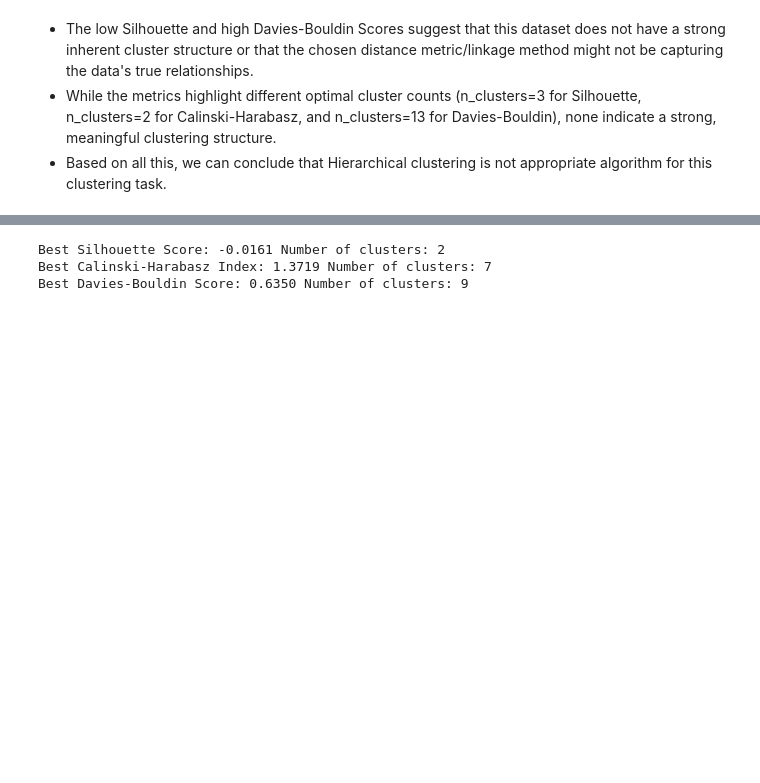
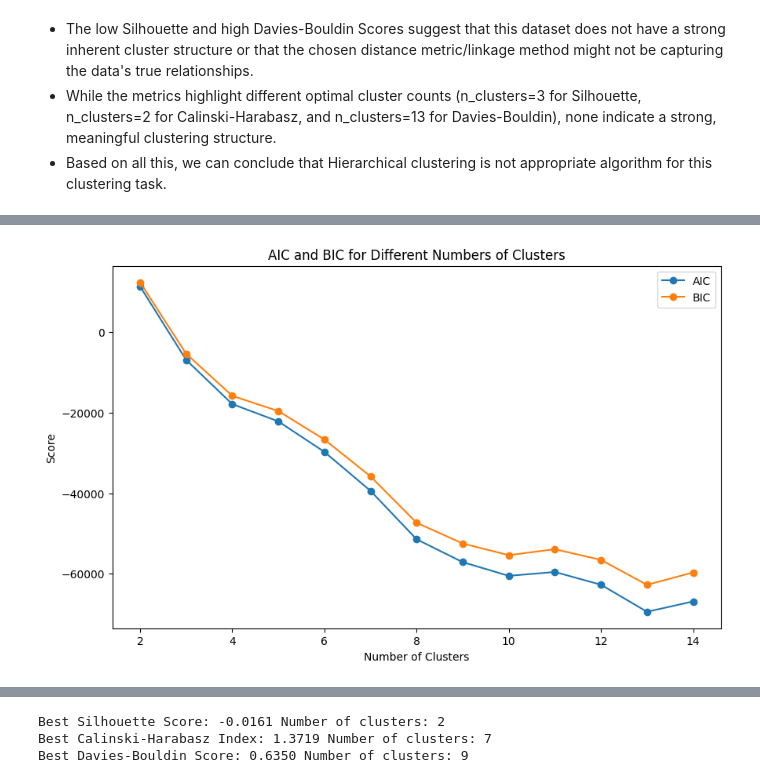
Before and after one commit to killica/Cluster-analysis-of-epigenome, a Jupyter notebook: ClusterAnalysisOfEpigenome.ipynb, the cells around one changed output, grey strips where cells are left out. Drawn from its saved outputs; the diff is of its cells as text; code cells hidden in the pictures; blank space fills up the shorter version.

Commit message:
Added GMM clustering for CpG loci

```diff
--- a/ClusterAnalysisOfEpigenome.ipynb
+++ b/ClusterAnalysisOfEpigenome.ipynb
@@ -437,2 +439,84 @@ Best Davies-Bouldin Score: 2.0275 with parameters {'n_clusters': 13}
 # %%
-# TODO: GMM - Lana
+param_grid = {'n_clusters': range(2, 15)}
+
+# Initialize best score variables
+best_silhouette_score = -1
+best_aic = float('inf')  # Lower is better
+best_bic = float('inf')  # Lower is better
+best_log_likelihood = -float('inf')  # Higher is better
+best_calinski_harabasz_score = -1
+best_davies_bouldin_score = float('inf')  # Lower is better
+
+
+# Initialize best parameter trackers
+best_params_silhouette = None
+best_params_aic = None
+best_params_bic = None
+best_params_log_likelihood = None
+best_params_calinski = None
+best_params_davies = None
+
+grid_search = ParameterGrid(param_grid)
+results = []
+aic_scores = []
+bic_scores = []
+
+for params in grid_search:
+    gmm = GaussianMixture(n_components=params['n_clusters'], random_state=42)
+    clusters = gmm.fit_predict(beta_values)
+
+    silhouette = silhouette_score(beta_values, clusters) if n_clusters > 1 else None  # Silhouette requires at least 2 clusters
+    score_calinski_harabasz = calinski_harabasz_score(beta_values, clusters)
+    score_davies_bouldin = davies_bouldin_score(beta_values, clusters)
+    aic = gmm.aic(beta_values)
+    bic = gmm.bic(beta_values)
+    log_likelihood = gmm.score(beta_values) * len(beta_values)  # Total log-likelihood
+
+    aic_scores.append(aic)
+    bic_scores.append(bic)
+
+    if silhouette is not None and silhouette > best_silhouette_score:
+        best_silhouette_score = silhouette
+        best_params_silhouette = params
+
+    if aic < best_aic:
+        best_aic = aic
+        best_params_aic = params
+
+    if bic < best_bic:
+        best_bic = bic
+        best_params_bic = params
+
+    if log_likelihood > best_log_likelihood:
+        best_log_likelihood = log_likelihood
+        best_params_log_likelihood = params
+
+    if score_calinski_harabasz > best_calinski_harabasz_score:
+        best_calinski_harabasz_score = score_calinski_harabasz
+        best_params_calinski = params
+
+    if score_davies_bouldin < best_davies_bouldin_score:
+        best_davies_bouldin_score = score_davies_bouldin
+        best_params_davies = params
+
+
+# Visualization of AIC and BIC results
+plt.figure(figsize=(10, 6))
+plt.plot(range(2,15), aic_scores, label='AIC', marker='o')
+plt.plot(range(2,15), bic_scores, label='BIC', marker='o')
+plt.title('AIC and BIC for Different Numbers of Clusters')
+plt.xlabel('Number of Clusters')
+plt.ylabel('Score')
+plt.legend()
+plt.show()
+
+# Print best scores and parameters
+print("Best Scores and Parameters:")
+print(f"Best Silhouette Score: {best_silhouette_score:.4f} at {best_params_silhouette}")
+print(f"Best Calinski-Harabasz Score: {best_calinski_harabasz_score:.4f} with parameters {best_params_calinski}")
+print(f"Best Davies-Bouldin Score: {best_davies_bouldin_score:.4f} with parameters {best_params_davies}")
+print(f"Best AIC: {best_aic:.4f} at {best_params_aic}")
+print(f"Best BIC: {best_bic:.4f} at {best_params_bic}")
+print(f"Best Log-Likelihood: {best_log_likelihood:.4f} at {best_params_log_likelihood}")
+# %% [output]
+[figure, added]
```
Also changed, not shown: parts of 5 cells of this notebook.
